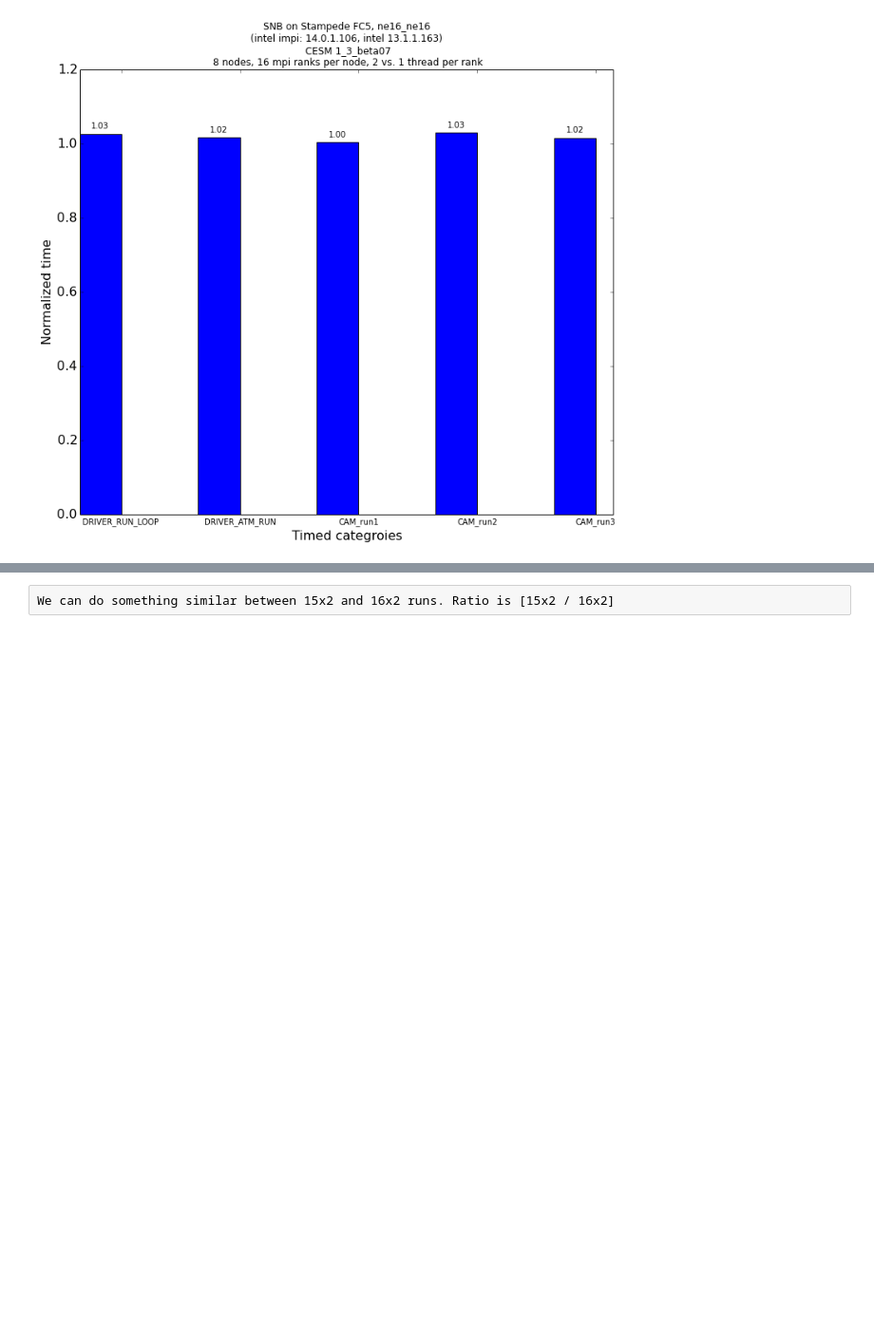
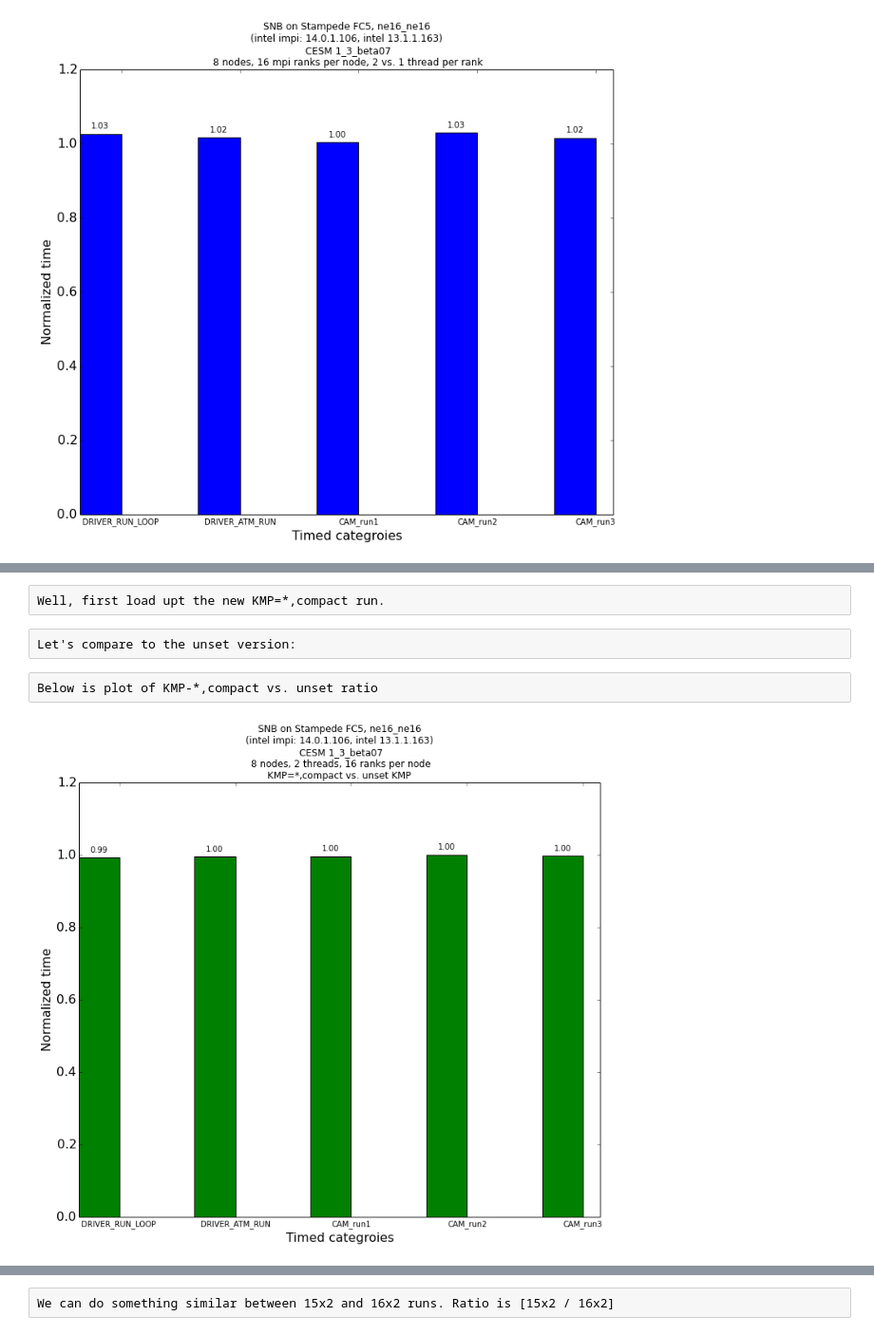
Before and after one commit to srinathv/CesmPerfTools, a Jupyter notebook: notebooks/StampedeRuns.ipynb, the cells around one changed output, grey strips where cells are left out. Shown: that part at 95% size. Cells and saved outputs as stored; diff of their text form; code cells hidden in the pictures; blank space fills up the shorter version.

Commit message:
added mp=*,compact parts

```diff
--- a/notebooks/StampedeRuns.ipynb
+++ b/notebooks/StampedeRuns.ipynb
@@ -154,0 +161,36 @@ plt.show()
+# %% [raw]
+Well, first load upt the new KMP=*,compact run.
+# %%
+sixteenRanksKmpCompact = cpt.cesmTimeParser()
+file16KmpCompact ='c13b7.host.16x2x8.13.kmpCompact/timing/ccsm_timing_stats.140224-145916.gz'
+sixteenRanksKmpCompact.parseFile(pathToStampedePerfData + file16KmpCompact)
+# %% [raw]
+Let's compare to the unset version:
+# %%
+ratioList=[]
+for i in outerTimedGroups:
+    ratioList.append(sixteenRanksKmpCompact.getDataEntry(i,"wallmax")/sixteenRanks.getDataEntry(i,"wallmax"))
+# %% [raw]
+Below is plot of KMP-*,compact vs. unset ratio
+# %%
+ratioArray=np.array(ratioList)
+pos = np.arange(int(np.size(ratioList)))    # the bar centers on the x axis
+width = 0.35
+
+plt.rc(('xtick','ytick','axes'), labelsize=16.0)
+
+plt.figure(1)
+ratioBars = plt.bar(pos, ratioArray, width, color='g')
+
+plt.ylabel('Normalized time')
+plt.xlabel('Timed categroies')
+plt.xticks(pos+width, outerTimedGroups, fontsize=10)
+#plt.legend((ratioBars),('Sandybridge'))
+plt.title('SNB on Stampede FC5, ne16_ne16 \n' +
+          '(intel impi: 14.0.1.106, intel 13.1.1.163)' +
+          '\n CESM 1_3_beta07 \n 8 nodes, 2 threads, 16 ranks per node \n' +
+          'KMP=*,compact vs. unset KMP',fontsize=12.)
+cpp.autolabelRel(ratioBars)
+plt.show()
+# %% [output]
+[figure, added]
```
Also changed, not shown: parts of 5 cells of this notebook.
